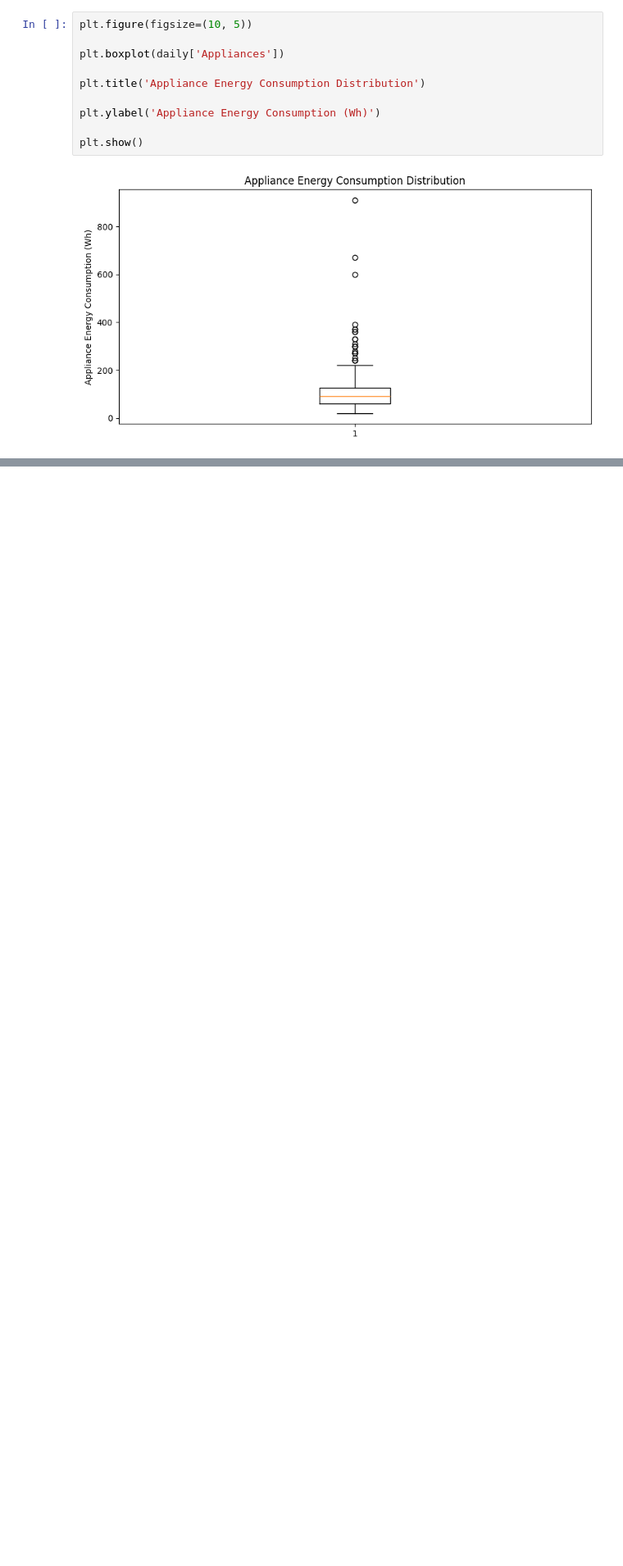
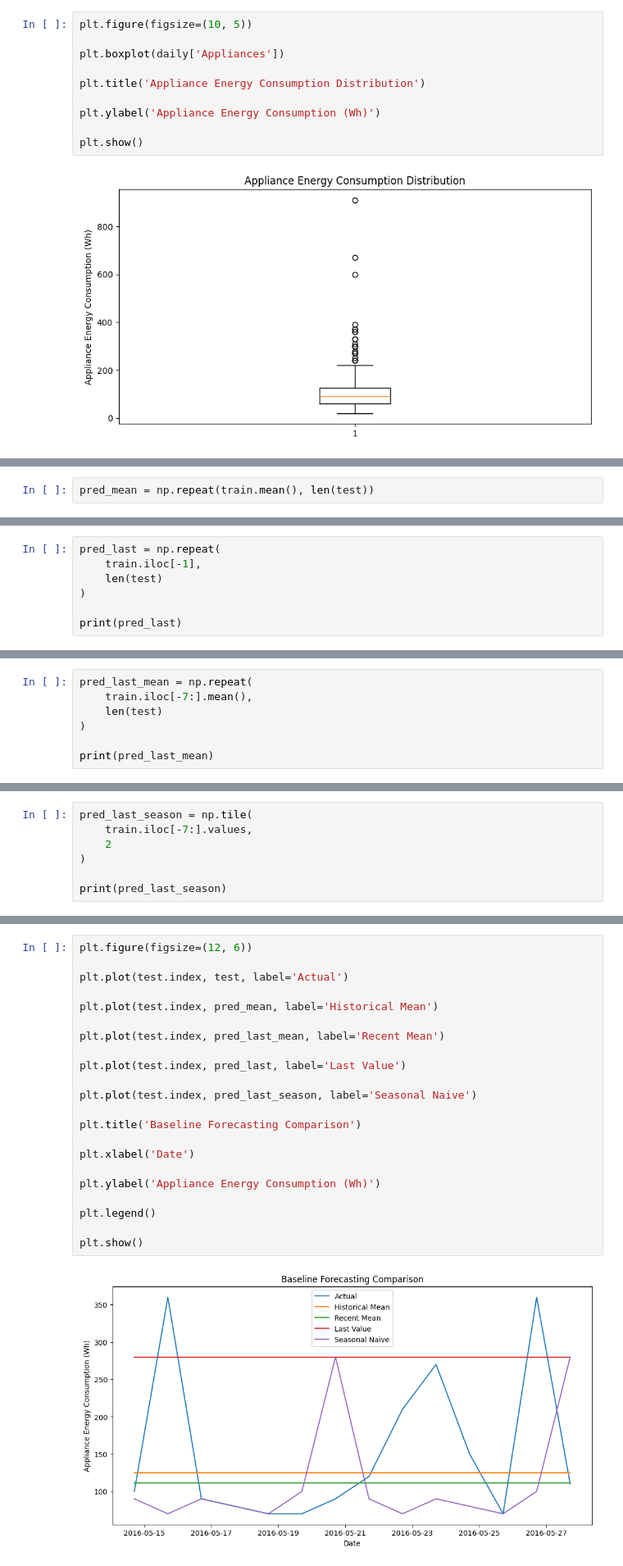
Before and after one commit to pericles-1995/CA1-2026193, a Jupyter notebook: CA2 ML.ipynb, the cells around one changed output, grey strips where cells are left out. Shown at 82% size. Drawn from its saved outputs; the diff is of its cells as text; blank space fills up the shorter version.

```diff
--- a/CA2 ML.ipynb
+++ b/CA2 ML.ipynb
@@ -567,0 +673,2 @@ plt.show()
+# %%
+pred_mean = np.repeat(train.mean(), len(test))
@@ -567,0 +681,7 @@ plt.show()
+# %%
+pred_last = np.repeat(
+    train.iloc[-1],
+    len(test)
+)
+
+print(pred_last)
@@ -567,0 +690,7 @@ plt.show()
+# %%
+pred_last_mean = np.repeat(
+    train.iloc[-7:].mean(),
+    len(test)
+)
+
+print(pred_last_mean)
@@ -567,0 +701,7 @@ plt.show()
+# %%
+pred_last_season = np.tile(
+    train.iloc[-7:].values,
+    2
+)
+
+print(pred_last_season)
@@ -567,0 +735,24 @@ plt.show()
+# %%
+plt.figure(figsize=(12, 6))
+
+plt.plot(test.index, test, label='Actual')
+
+plt.plot(test.index, pred_mean, label='Historical Mean')
+
+plt.plot(test.index, pred_last_mean, label='Recent Mean')
+
+plt.plot(test.index, pred_last, label='Last Value')
+
+plt.plot(test.index, pred_last_season, label='Seasonal Naive')
+
+plt.title('Baseline Forecasting Comparison')
+
+plt.xlabel('Date')
+
+plt.ylabel('Appliance Energy Consumption (Wh)')
+
+plt.legend()
+
+plt.show()
+# %% [output]
+[figure, added]
```
Also changed, not shown: parts of 19 cells of this notebook.
